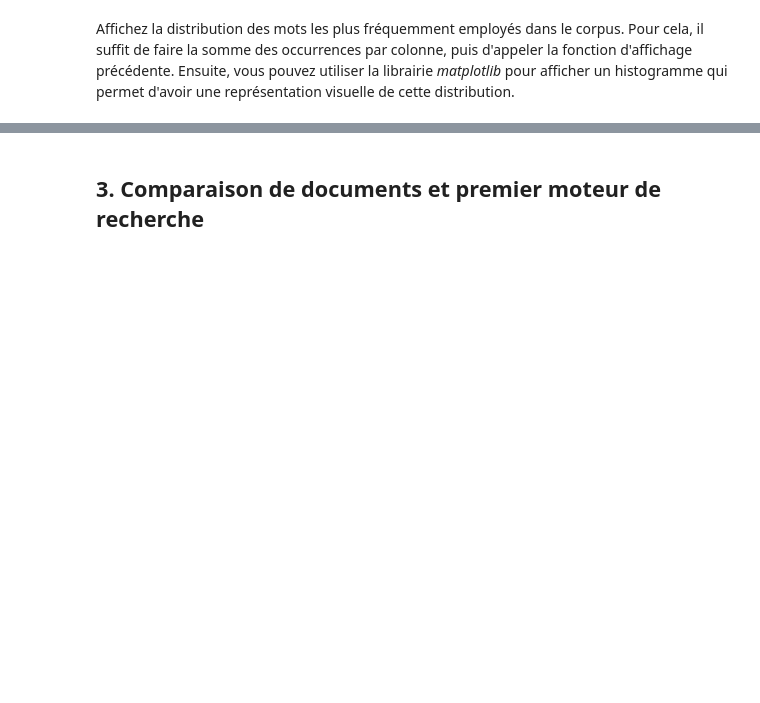
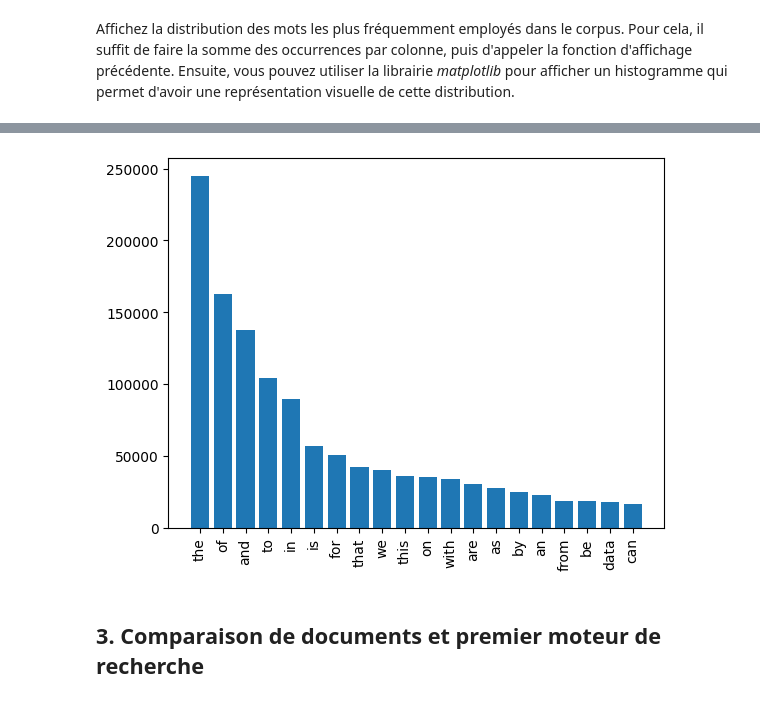
Before and after one commit to yahyachibani/Moteur-de-recherche-semantique, a Jupyter notebook: BE_CS2.ipynb, the cells around one changed output, grey strips where cells are left out. Drawn from its saved outputs; the diff is of its cells as text; code cells hidden in the pictures; blank space fills up the shorter version.

```diff
--- a/BE_CS2.ipynb
+++ b/BE_CS2.ipynb
@@ -234,0 +238,7 @@ Pour le moment, contentez-vous d'utiliser les paramètres par défaut, mais vous
+# %%
+# TODO
+from sklearn.feature_extraction.text import CountVectorizer
+
+
+counter = CountVectorizer()
+matrix_doc = counter.fit_transform([corpus[i]['text'] for i in range(len(corpus))])
@@ -242,0 +338,4 @@ Affichez la distribution des mots les plus fréquemment employés dans le corpus
+# %%
+# TODO
+import matplotlib.pyplot as plt
+sum_occurences = np.array(matrix_doc.sum(axis=0)).flatten()
@@ -243,3 +346,12 @@ Affichez la distribution des mots les plus fréquemment employés dans le corpus
+# %%
+list_sorted = [(num, feat) for feat, num in zip(counter.get_feature_names_out(), sum_occurences)]
+list_sorted.sort(reverse=True)
+plt.bar([x[1] for x in list_sorted[:20]], [x[0] for x in list_sorted[:20]])
+plt.xticks(rotation=90)
+plt.show()
+# print(list_sorted[:10])
+# %% [output]
+[figure, added]
 # %% [markdown]
 ## 3. Comparaison de documents et premier moteur de recherche
 # %% [markdown]
```
Also changed, not shown: parts of 9 cells of this notebook.
